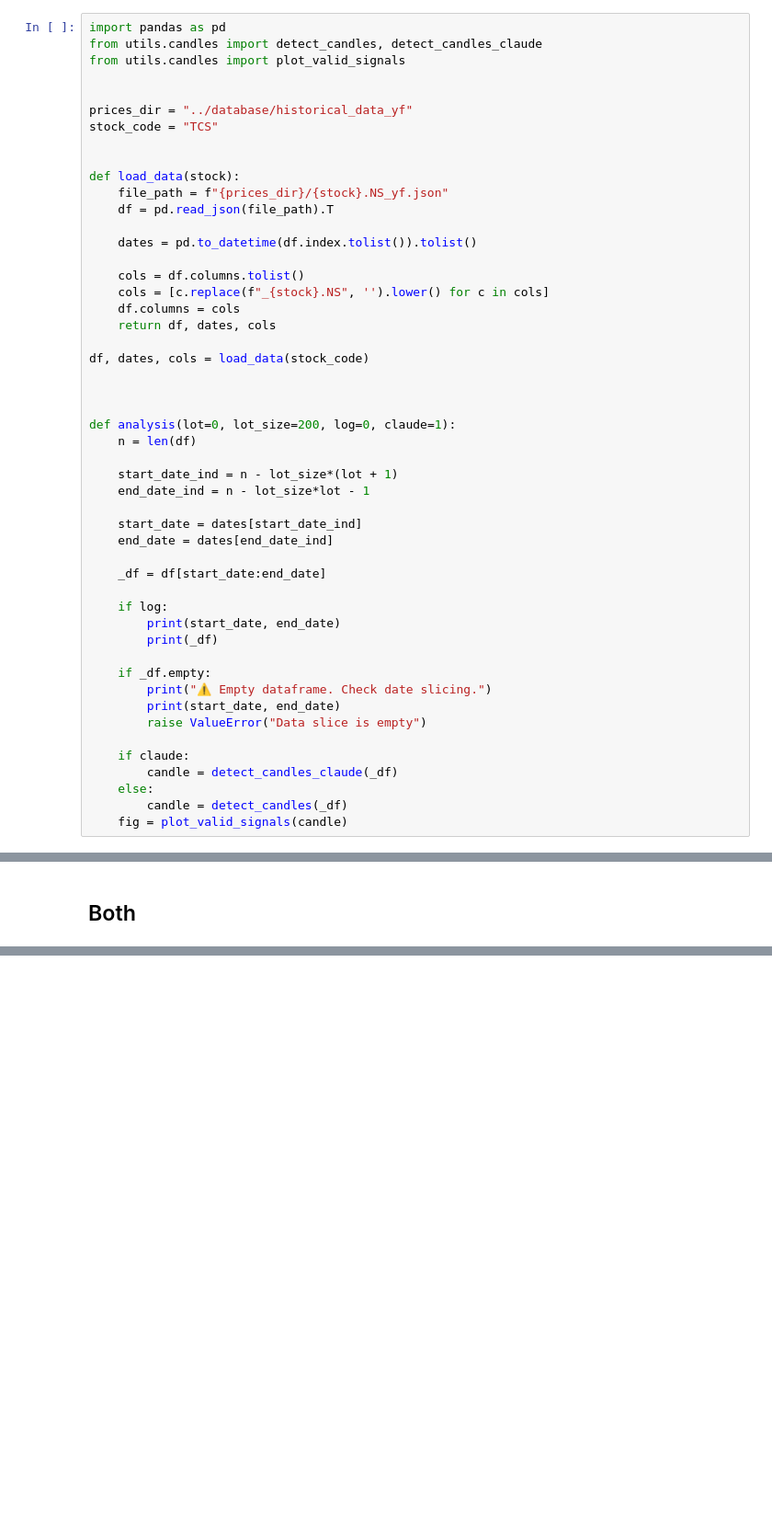
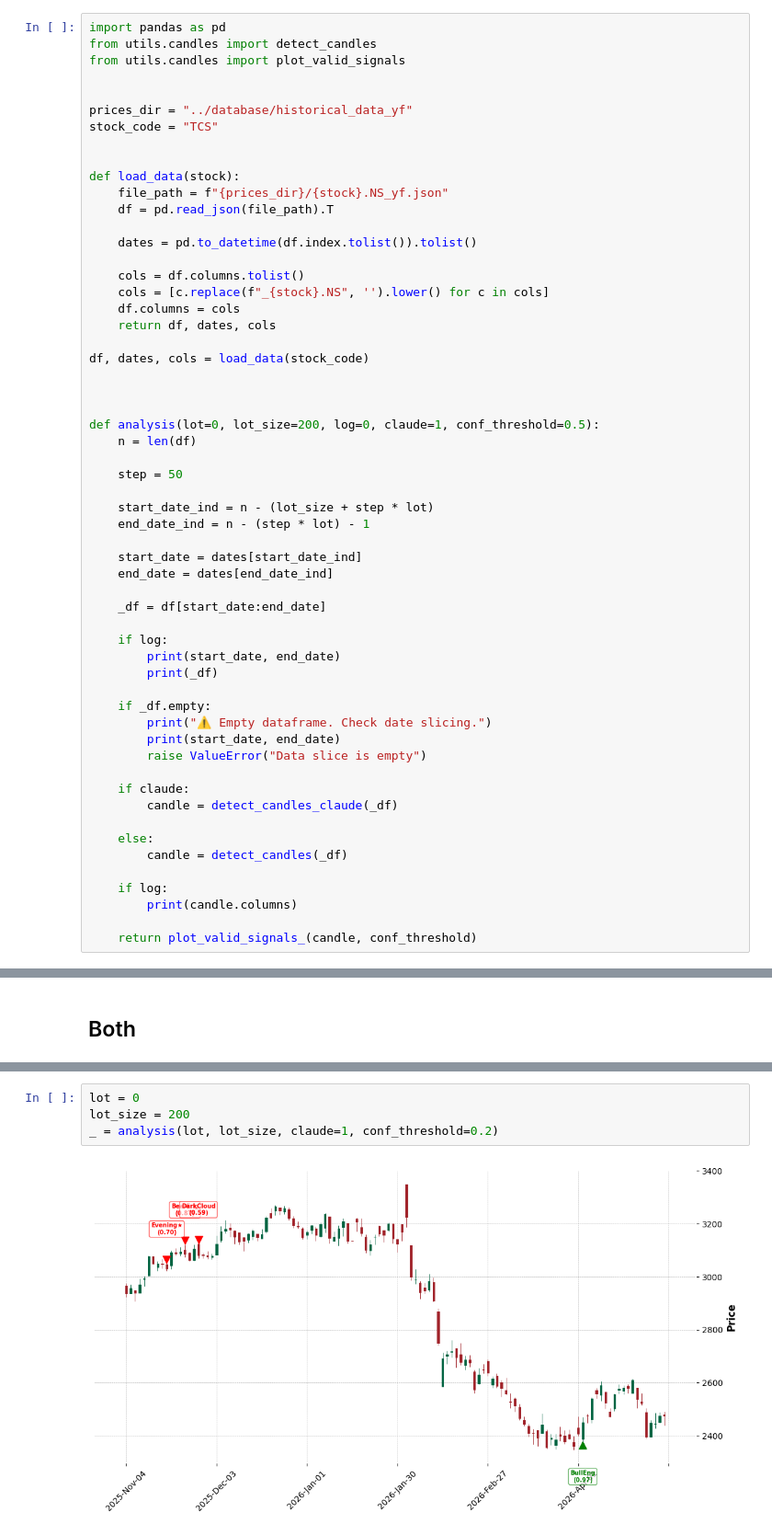
Before and after one commit to iamtatha/BruteQuantLabs, a Jupyter notebook: analysis_scripts/candle_stick.ipynb, the cells around one changed output, grey strips where cells are left out. Shown at 92% size. Drawn from its saved outputs; the diff is of its cells as text; blank space fills up the shorter version.

Commit message:
added documentation, technical analysis candle stick patterns studying

```diff
--- a/analysis_scripts/candle_stick.ipynb
+++ b/analysis_scripts/candle_stick.ipynb
@@ -25,7 +651,7 @@ df, dates, cols = load_data(stock_code)
 # Trial with Strong Candle Patterns
 # %%
 import pandas as pd
-from utils.candles import detect_candles, detect_candles_claude
+from utils.candles import detect_candles
 from utils.candles import plot_valid_signals
 
 
@@ -48,11 +674,13 @@ df, dates, cols = load_data(stock_code)
 
 
 
-def analysis(lot=0, lot_size=200, log=0, claude=1):
+def analysis(lot=0, lot_size=200, log=0, claude=1, conf_threshold=0.5):
     n = len(df)
 
-    start_date_ind = n - lot_size*(lot + 1)
-    end_date_ind = n - lot_size*lot - 1
+    step = 50
+
+    start_date_ind = n - (lot_size + step * lot)
+    end_date_ind = n - (step * lot) - 1
 
     start_date = dates[start_date_ind]
     end_date = dates[end_date_ind]
@@ -70,9 +698,14 @@ def analysis(lot=0, lot_size=200, log=0, claude=1):
 
     if claude:
         candle = detect_candles_claude(_df)
+
     else:
         candle = detect_candles(_df)
-    fig = plot_valid_signals(candle)
+
+    if log:
+        print(candle.columns)
+
+    return plot_valid_signals_(candle, conf_threshold)
 # %%
 lot = 0
 lot_size = 200
@@ -100,0 +771,6 @@ analysis(lot, lot_size, claude=1)
+# %%
+lot = 0
+lot_size = 200
+_ = analysis(lot, lot_size, claude=1, conf_threshold=0.2)
+# %% [output]
+[figure, added]
```
Also changed, not shown: parts of 9 cells of this notebook, 5 other files.
